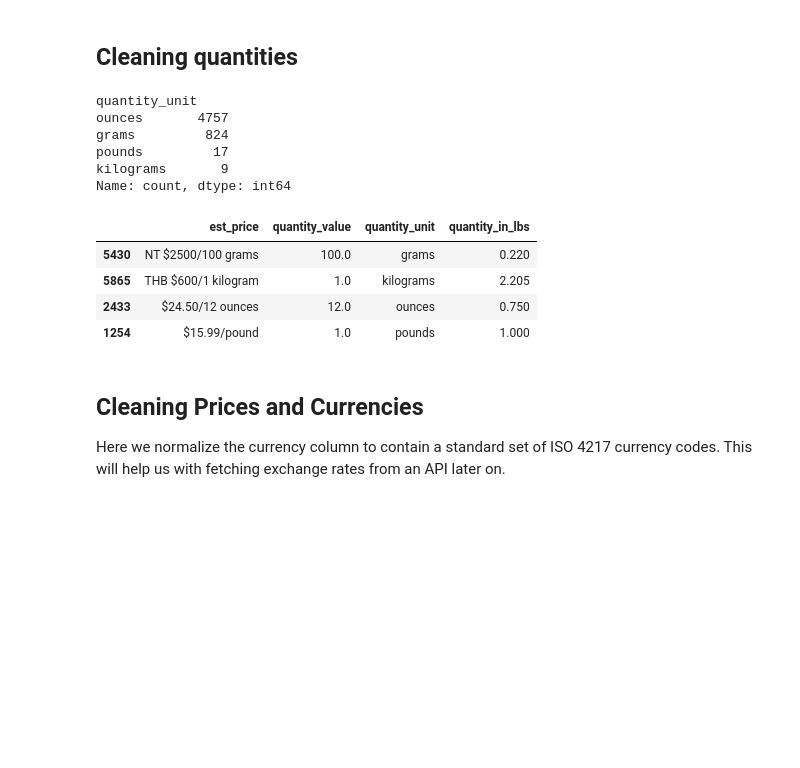
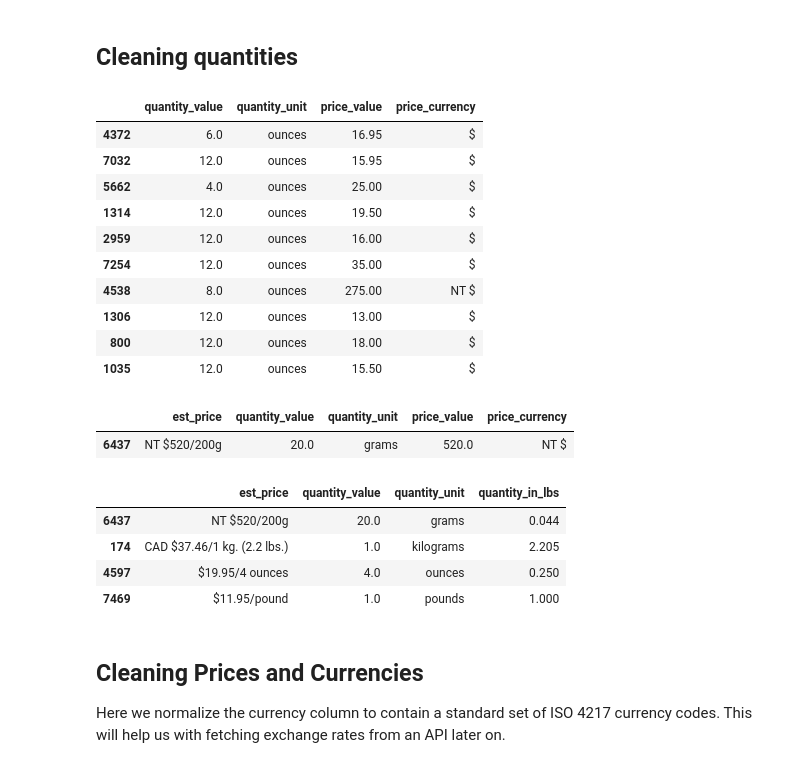
Before and after one commit to tynardone/coffee-review-analysis, a Jupyter notebook: notebooks/1-data-cleaning.ipynb, the cells around one changed output. Drawn from its saved outputs; the diff is of its cells as text; code cells hidden in the pictures; blank space fills up the shorter version.

```diff
--- a/notebooks/1-data-cleaning.ipynb
+++ b/notebooks/1-data-cleaning.ipynb
@@ -87,16 +87,18 @@ def tweak_df(df: pd.DataFrame) -> pd.DataFrame:
         .assign(
             review_date=lambda df_: pd.to_datetime(df_["review_date"], format="%B %Y"),
             # Combine acidity and acidity/structure into one column
-            acidity=lambda df_: df_["acidity"].fillna(df_["acidity/structure"]),
+            acidity=lambda df_: pd.to_numeric(
+                df_["acidity"].fillna(df_["acidity/structure"]), errors="coerce"
+            ),
             # Split the agtron column into external and ground
             agtron_external=lambda df_: pd.to_numeric(
                 df_["agtron"].str.split("/", expand=True)[0].str.strip(),
                 errors="coerce",
-            ),
+            ).where(lambda x: x <= 100),
             agtron_ground=lambda df_: pd.to_numeric(
                 df_["agtron"].str.split("/", expand=True)[1].str.strip(),
                 errors="coerce",
-            ),
+            ).where(lambda x: x <= 100),
             # Flag espresso roasts
             is_espresso=lambda df_: (
                 df_["title"].str.contains("espresso", case=False, na=False)
@@ -104,11 +106,6 @@ def tweak_df(df: pd.DataFrame) -> pd.DataFrame:
             ),
         )
         .replace(strings_to_nan, np.nan)
-        # Agtron values must be equal to or below 100,
-        # some entries on website have typos
-        .loc[
-            lambda df_: (df_["agtron_external"] <= 100) & (df_["agtron_ground"] <= 100),
-        ]
         .drop(
             columns=["acidity/structure", "agtron", "refresh(enable_javascript_first)"]
         )
@@ -116,8 +113,6 @@ def tweak_df(df: pd.DataFrame) -> pd.DataFrame:
             {
                 k: "float"
                 for k in [
-                    "agtron_external",
-                    "agtron_ground",
                     "acidity",
                     "rating",
                     "aroma",
@@ -252,45 +247,63 @@ def create_price_quantity_dataframe(df: pd.DataFrame) -> pd.DataFrame:
                 .str.replace(number_pattern, "", regex=True)
                 .replace(r"\.", "", regex=True)
                 .str.strip()
                 .mask(lambda s: s == "g", "grams")
                 .mask(lambda s: s == "kilo", "kilograms")
                 .str.strip()
             ),
             # Extract price value from price column
             price_value=lambda df_: (
                 df_["price"].str.extract(currency_pattern).astype(float)
             ),
             # Extract currency from price column
             price_currency=lambda df_: (
                 df_["price"]
                 .str.replace(",", "")
                 .str.replace(currency_pattern, "", regex=True)
                 .str.strip()
             ),
         )
         # Drop the original price and quantity columns
         .drop(columns=["price", "quantity"])
         # Final check, keep only unit columns that are in the allowed list
         .loc[lambda df_: df_["quantity_unit"].isin(allowed_quantity_units)]
     )
     return price_quantity
 
 
-def create_price_quantity_columns(df: pd.DataFrame) -> pd.DataFrame:
-    """Merge price and quantity columns with original dataframe"""
-    price_quantity = create_price_quantity_dataframe(df)
-    return df.merge(price_quantity, how="left", left_index=True, right_index=True)
+price_quantity_df = df_in.pipe(tweak_df).pipe(create_price_quantity_dataframe)
 
 
-df = df_in.pipe(tweak_df).pipe(create_price_quantity_columns)
-df.quantity_unit.value_counts()
+price_quantity_df.sample(10)
 # %% [output]
-quantity_unit
-ounces       4757
-grams         824
-pounds         17
-kilograms       9
-Name: count, dtype: int64
+|  | quantity_value | quantity_unit | price_value | price_currency |
+| 4372 | 6.0 | ounces | 16.95 | $ |
+| 7032 | 12.0 | ounces | 15.95 | $ |
+| 5662 | 4.0 | ounces | 25.00 | $ |
+| 1314 | 12.0 | ounces | 19.50 | $ |
+| 2959 | 12.0 | ounces | 16.00 | $ |
+| 7254 | 12.0 | ounces | 35.00 | $ |
+| 4538 | 8.0 | ounces | 275.00 | NT $ |
+| 1306 | 12.0 | ounces | 13.00 | $ |
+| 800 | 12.0 | ounces | 18.00 | $ |
+| 1035 | 12.0 | ounces | 15.50 | $ |
+# %%
+def create_price_quantity_columns(df: pd.DataFrame) -> pd.DataFrame:
+    """Merge price and quantity columns with original dataframe"""
+    price_quantity = create_price_quantity_dataframe(df)
+    return df.merge(price_quantity, how="left", left_index=True, right_index=True)
+
+
+df = df_in.pipe(tweak_df).pipe(create_price_quantity_columns)
+
+
+df.loc[
+    df["est_price"] == "NT $520/200g",
+    ["est_price", "quantity_value", "quantity_unit", "price_value", "price_currency"],
+]
+# %% [output]
+|  | est_price | quantity_value | quantity_unit | price_value | price_currency |
+| 6437 | NT $520/200g | 20.0 | grams | 520.0 | NT $ |
 # %%
 def convert_to_lbs(df: pd.DataFrame) -> pd.DataFrame:
     """Return dataframe with a new column convertign quantity into lbs"""
@@ -314,10 +327,10 @@ df.groupby("quantity_unit")[
 ].sample(1)
 # %% [output]
 |  | est_price | quantity_value | quantity_unit | quantity_in_lbs |
-| 5430 | NT $2500/100 grams | 100.0 | grams | 0.220 |
-| 5865 | THB $600/1 kilogram | 1.0 | kilograms | 2.205 |
-| 2433 | $24.50/12 ounces | 12.0 | ounces | 0.750 |
-| 1254 | $15.99/pound | 1.0 | pounds | 1.000 |
+| 6437 | NT $520/200g | 20.0 | grams | 0.044 |
+| 174 | CAD $37.46/1 kg. (2.2 lbs.) | 1.0 | kilograms | 2.205 |
+| 4597 | $19.95/4 ounces | 4.0 | ounces | 0.250 |
+| 7469 | $11.95/pound | 1.0 | pounds | 1.000 |
 # %% [markdown]
 ## Cleaning Prices and Currencies
 Here we normalize the currency column to contain a standard set of ISO 4217 currency codes. This will help us with fetching exchange rates from an API later on.
```
Also changed, not shown: parts of 4 cells of this notebook.
